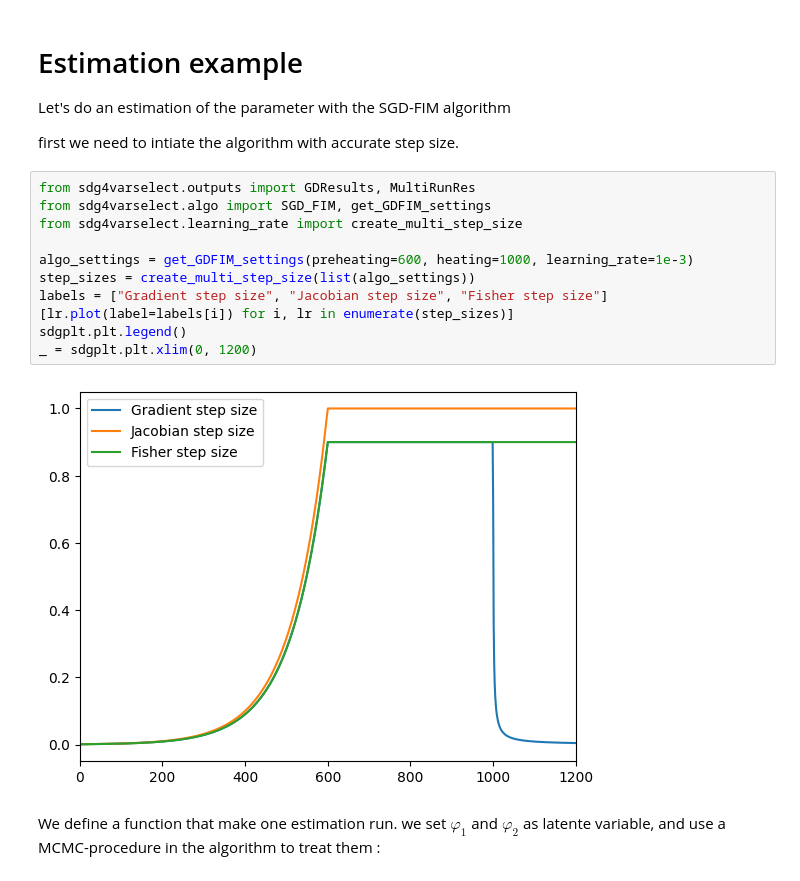
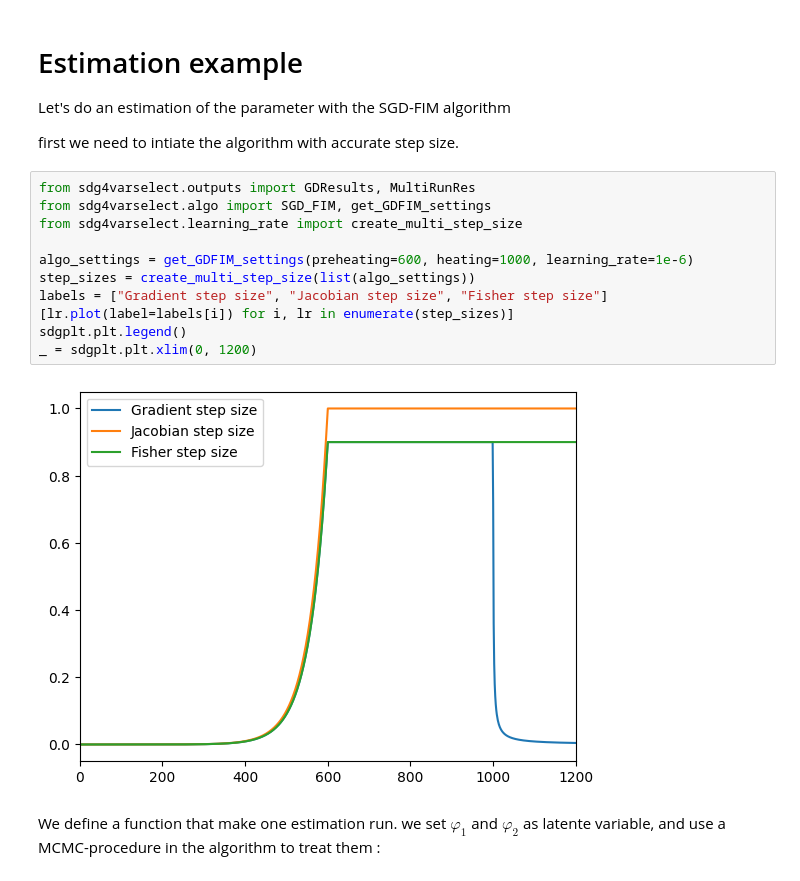
Before and after one commit to caillebotteAntoine/sdg4varselect, a Jupyter notebook: examples/joint_model.ipynb, the cells around one changed output. Drawn from its saved outputs; the diff is of its cells as text.

```diff
--- a/examples/joint_model.ipynb
+++ b/examples/joint_model.ipynb
@@ -142,16 +144,16 @@ first we need to intiate the algorithm with accurate step size.
 # %%
 from sdg4varselect.outputs import GDResults, MultiRunRes
 from sdg4varselect.algo import SGD_FIM, get_GDFIM_settings
 from sdg4varselect.learning_rate import create_multi_step_size
 
-algo_settings = get_GDFIM_settings(preheating=600, heating=1000, learning_rate=1e-3)
+algo_settings = get_GDFIM_settings(preheating=600, heating=1000, learning_rate=1e-6)
 step_sizes = create_multi_step_size(list(algo_settings))
 labels = ["Gradient step size", "Jacobian step size", "Fisher step size"]
 [lr.plot(label=labels[i]) for i, lr in enumerate(step_sizes)]
 sdgplt.plt.legend()
 _ = sdgplt.plt.xlim(0, 1200)
 # %% [output]
-[figure, old version]
+[figure, new version]
 # %% [markdown]
 We define a function that make one estimation run. we set $\varphi_1$ and $\varphi_2$ as latente variable, and use a MCMC-procedure in the algorithm to treat them :
 # %%
```
Also changed, not shown: parts of 7 cells of this notebook, 30 other files.
